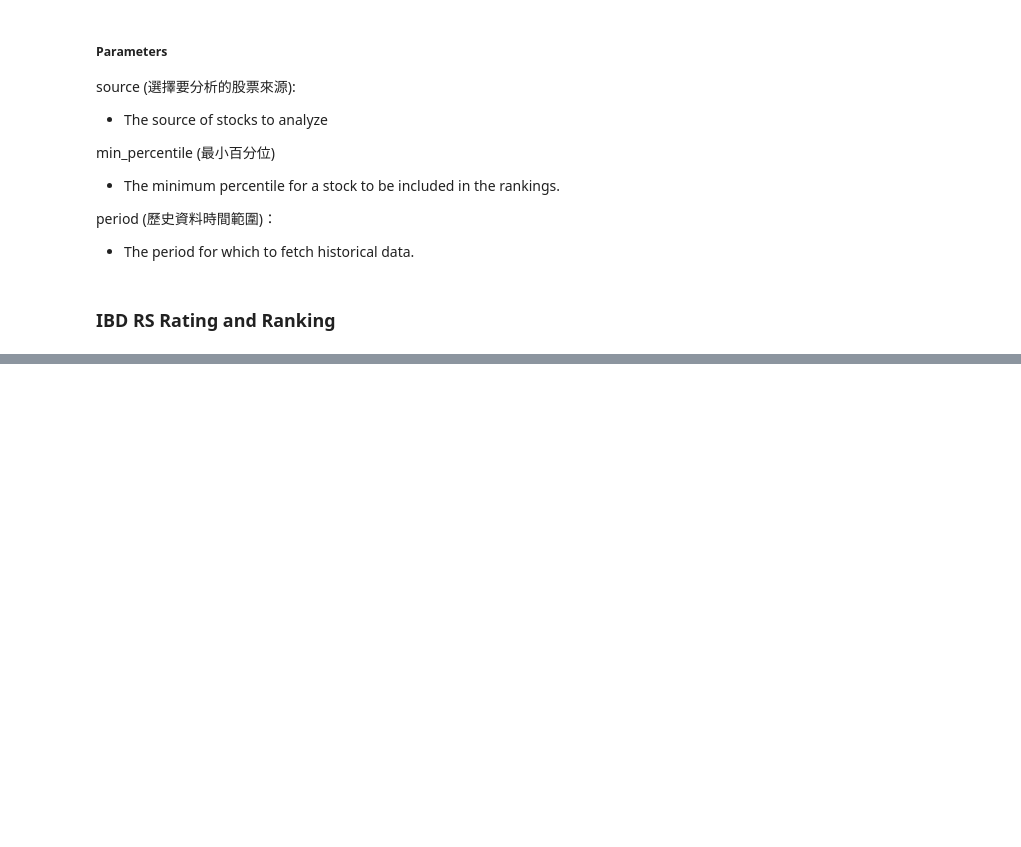
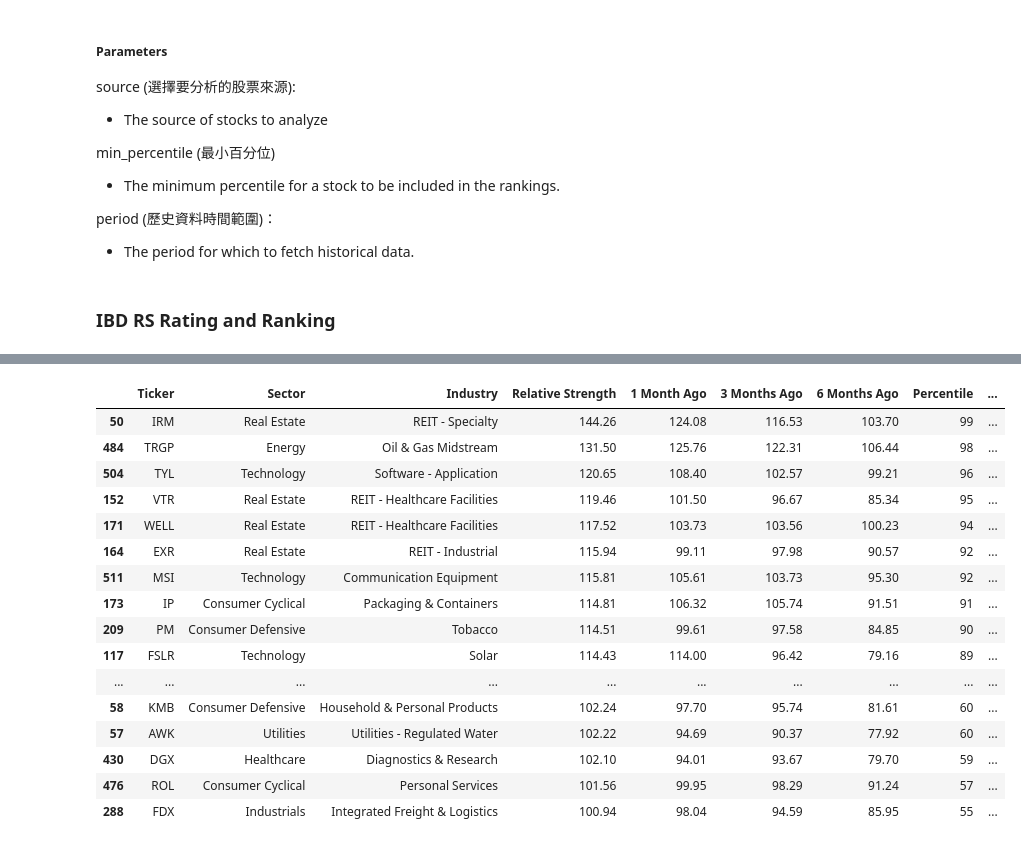
Before and after one commit to yorkjong/vistock, a Jupyter notebook: notebooks/ibd_demo.ipynb, the cells around one changed output, grey strips where cells are left out. Cells and saved outputs as stored; diff of their text form; code cells hidden in the pictures; blank space fills up the shorter version.

```diff
--- a/notebooks/ibd_demo.ipynb
+++ b/notebooks/ibd_demo.ipynb
@@ -159,4 +161,32 @@ number of filtered sectors: 9
 Your "SPX+DJIA+NDX+SOX_stocks_2y_20240808.csv" is in the "out" folder.
 Your "SPX+DJIA+NDX+SOX_industries_2y_20240808.csv" is in the "out" folder.
 ***
+# %%
+# @title Filtered Stocks with Increasing RS > 100
+filtered_rank_stock = rank_stock[
+    (rank_stock["Relative Strength"] > 100)
+    & (rank_stock["Relative Strength"] > rank_stock["1 Month Ago"])
+    & (rank_stock["1 Month Ago"] > rank_stock["3 Months Ago"])
+    & (rank_stock["3 Months Ago"] > rank_stock["6 Months Ago"])
+    #& (rank_stock["Percentile"] > 90)
+]
+display(filtered_rank_stock)
+# %% [output]
+|  | Ticker | Sector | Industry | Relative Strength | 1 Month Ago | 3 Months Ago | 6 Months Ago | Percentile | ... |
+| 50 | IRM | Real Estate | REIT - Specialty | 144.26 | 124.08 | 116.53 | 103.70 | 99 | ... |
+| 484 | TRGP | Energy | Oil & Gas Midstream | 131.50 | 125.76 | 122.31 | 106.44 | 98 | ... |
+| 504 | TYL | Technology | Software - Application | 120.65 | 108.40 | 102.57 | 99.21 | 96 | ... |
+| 152 | VTR | Real Estate | REIT - Healthcare Facilities | 119.46 | 101.50 | 96.67 | 85.34 | 95 | ... |
+| 171 | WELL | Real Estate | REIT - Healthcare Facilities | 117.52 | 103.73 | 103.56 | 100.23 | 94 | ... |
+| 164 | EXR | Real Estate | REIT - Industrial | 115.94 | 99.11 | 97.98 | 90.57 | 92 | ... |
+| 511 | MSI | Technology | Communication Equipment | 115.81 | 105.61 | 103.73 | 95.30 | 92 | ... |
+| 173 | IP | Consumer Cyclical | Packaging & Containers | 114.81 | 106.32 | 105.74 | 91.51 | 91 | ... |
+| 209 | PM | Consumer Defensive | Tobacco | 114.51 | 99.61 | 97.58 | 84.85 | 90 | ... |
+| 117 | FSLR | Technology | Solar | 114.43 | 114.00 | 96.42 | 79.16 | 89 | ... |
+| ... | ... | ... | ... | ... | ... | ... | ... | ... | ... |
+| 58 | KMB | Consumer Defensive | Household & Personal Products | 102.24 | 97.70 | 95.74 | 81.61 | 60 | ... |
+| 57 | AWK | Utilities | Utilities - Regulated Water | 102.22 | 94.69 | 90.37 | 77.92 | 60 | ... |
+| 430 | DGX | Healthcare | Diagnostics & Research | 102.10 | 94.01 | 93.67 | 79.70 | 59 | ... |
+| 476 | ROL | Consumer Cyclical | Personal Services | 101.56 | 99.95 | 98.29 | 91.24 | 57 | ... |
+| 288 | FDX | Industrials | Integrated Freight & Logistics | 100.94 | 98.04 | 94.59 | 85.95 | 55 | ... |
 # %% [markdown]
```
Also changed, not shown: parts of 5 cells of this notebook.
